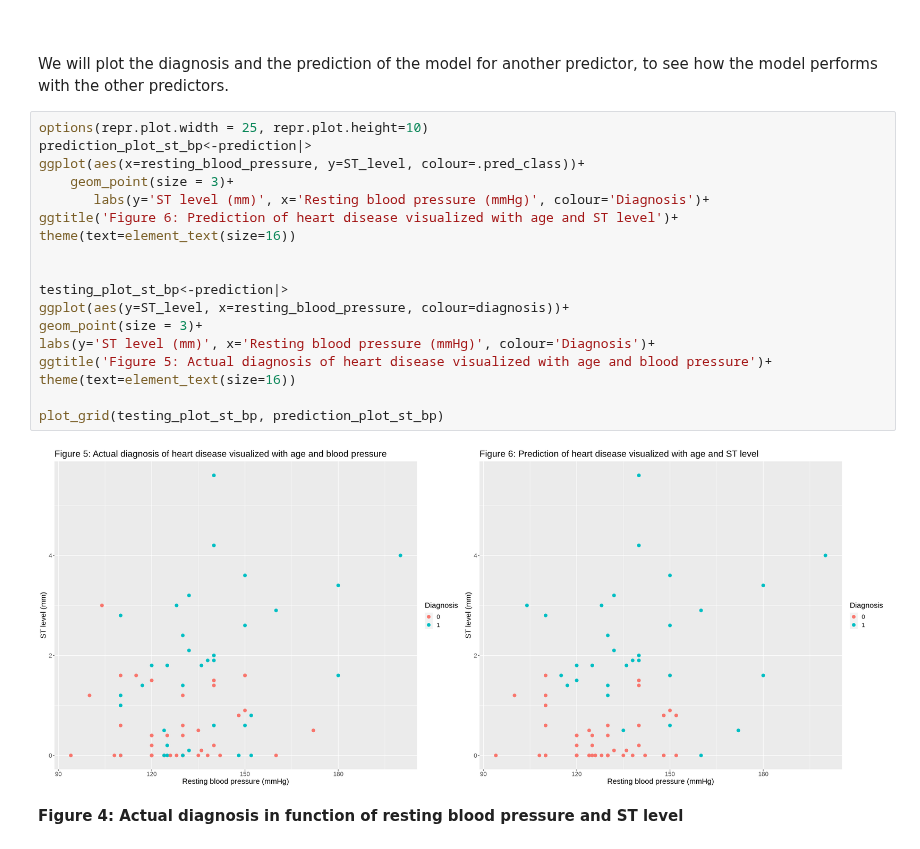
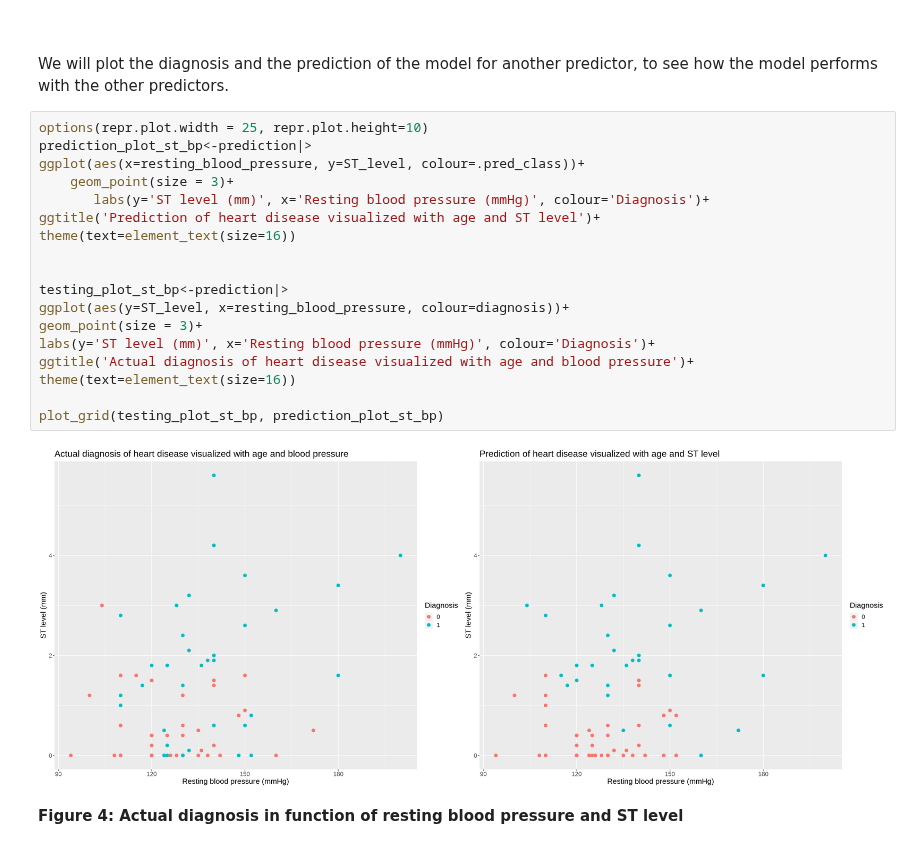
Before and after one commit to sendhelpDSCI/UBC_DSCI100_Group166, a Jupyter notebook: Final Report.ipynb, the cells around one changed output. Saved outputs shown, nothing was run; the diff lists cells and outputs as text.

```diff
--- a/Final Report.ipynb
+++ b/Final Report.ipynb
@@ -254,23 +254,23 @@ We will plot the diagnosis and the prediction of the model for another predictor
 # %%
 options(repr.plot.width = 25, repr.plot.height=10)
 prediction_plot_st_bp<-prediction|>
 ggplot(aes(x=resting_blood_pressure, y=ST_level, colour=.pred_class))+
     geom_point(size = 3)+
        labs(y='ST level (mm)', x='Resting blood pressure (mmHg)', colour='Diagnosis')+
-ggtitle('Figure 6: Prediction of heart disease visualized with age and ST level')+
+ggtitle('Prediction of heart disease visualized with age and ST level')+
 theme(text=element_text(size=16))
 
 
 testing_plot_st_bp<-prediction|>
 ggplot(aes(y=ST_level, x=resting_blood_pressure, colour=diagnosis))+
 geom_point(size = 3)+
 labs(y='ST level (mm)', x='Resting blood pressure (mmHg)', colour='Diagnosis')+
-ggtitle('Figure 5: Actual diagnosis of heart disease visualized with age and blood pressure')+
+ggtitle('Actual diagnosis of heart disease visualized with age and blood pressure')+
 theme(text=element_text(size=16))
 
 plot_grid(testing_plot_st_bp, prediction_plot_st_bp)
 # %% [output]
-[figure, old version]
+[figure, new version]
 # %% [markdown]
 **Figure 4: Actual diagnosis in function of resting blood pressure and ST level**
 # %% [markdown]
```
Also changed, not shown: parts of 1 cell of this notebook.
